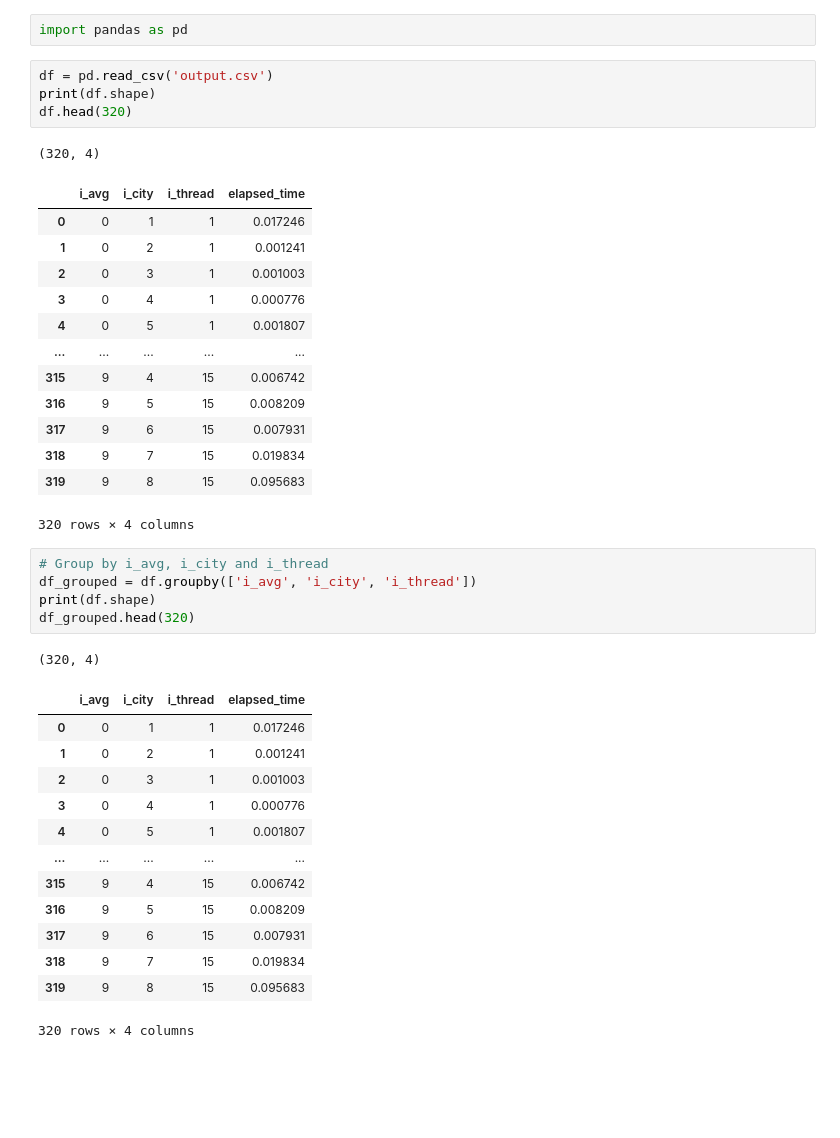
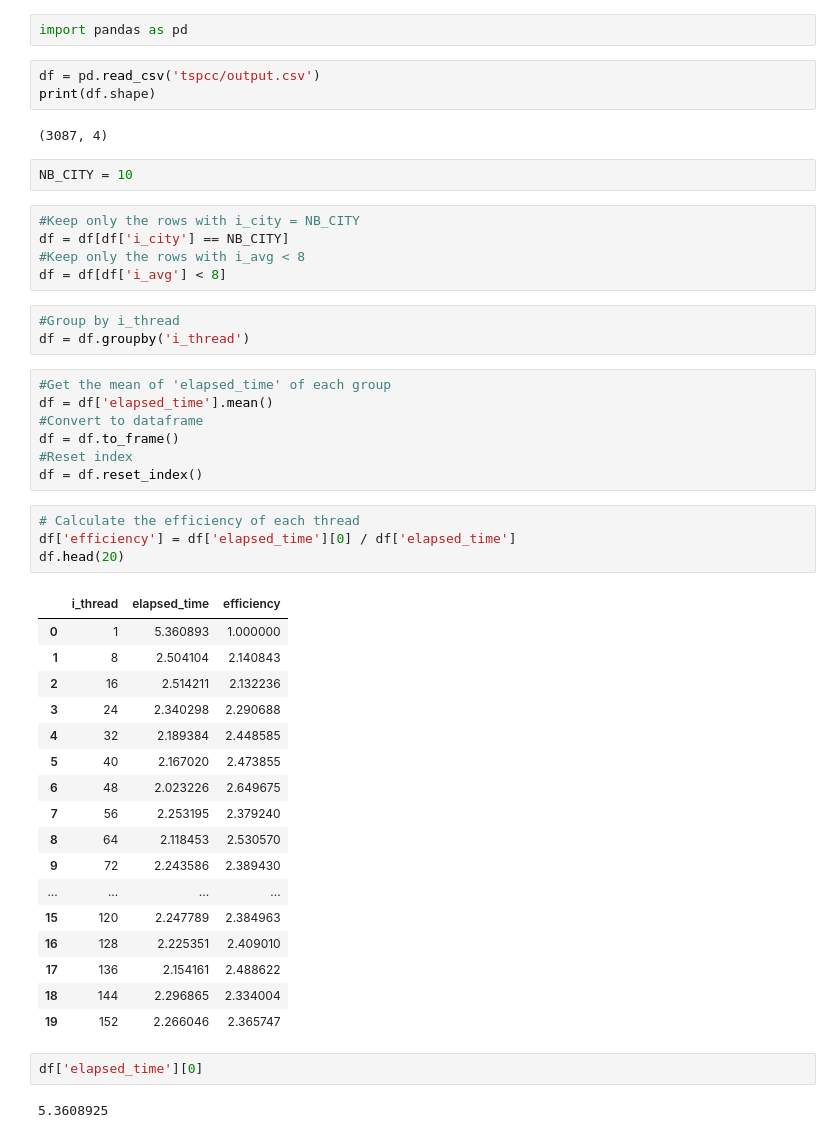
Before and after one commit to ThomasZim/PCM, a Jupyter notebook: graphs.ipynb, the cells around one changed output. Drawn from its saved outputs; the diff is of its cells as text; blank space fills up the shorter version.

```diff
--- a/graphs.ipynb
+++ b/graphs.ipynb
@@ -1,41 +1,50 @@
 # %%
 import pandas as pd
 # %%
-df = pd.read_csv('output.csv')
+df = pd.read_csv('tspcc/output.csv')
 print(df.shape)
-df.head(320)
 # %% [output]
-(320, 4)
+(3087, 4)
-|  | i_avg | i_city | i_thread | elapsed_time |
-| 0 | 0 | 1 | 1 | 0.017246 |
-| 1 | 0 | 2 | 1 | 0.001241 |
-| 2 | 0 | 3 | 1 | 0.001003 |
-| 3 | 0 | 4 | 1 | 0.000776 |
-| 4 | 0 | 5 | 1 | 0.001807 |
-| ... | ... | ... | ... | ... |
-| 315 | 9 | 4 | 15 | 0.006742 |
-| 316 | 9 | 5 | 15 | 0.008209 |
-| 317 | 9 | 6 | 15 | 0.007931 |
-| 318 | 9 | 7 | 15 | 0.019834 |
-| 319 | 9 | 8 | 15 | 0.095683 |
-320 rows × 4 columns
+# %%
+NB_CITY = 10
+# %%
+#Keep only the rows with i_city = NB_CITY
+df = df[df['i_city'] == NB_CITY]
+#Keep only the rows with i_avg < 8
+df = df[df['i_avg'] < 8]
 # %%
-# Group by i_avg, i_city and i_thread
-df_grouped = df.groupby(['i_avg', 'i_city', 'i_thread'])
-print(df.shape)
-df_grouped.head(320)
+#Group by i_thread
+df = df.groupby('i_thread')
-# %% [output]
-(320, 4)
-|  | i_avg | i_city | i_thread | elapsed_time |
-| 0 | 0 | 1 | 1 | 0.017246 |
-| 1 | 0 | 2 | 1 | 0.001241 |
-| 2 | 0 | 3 | 1 | 0.001003 |
-| 3 | 0 | 4 | 1 | 0.000776 |
-| 4 | 0 | 5 | 1 | 0.001807 |
-| ... | ... | ... | ... | ... |
-| 315 | 9 | 4 | 15 | 0.006742 |
-| 316 | 9 | 5 | 15 | 0.008209 |
-| 317 | 9 | 6 | 15 | 0.007931 |
-| 318 | 9 | 7 | 15 | 0.019834 |
-| 319 | 9 | 8 | 15 | 0.095683 |
-320 rows × 4 columns
+# %%
+#Get the mean of 'elapsed_time' of each group
+df = df['elapsed_time'].mean()
+#Convert to dataframe
+df = df.to_frame()
+#Reset index
+df = df.reset_index()
+# %%
+# Calculate the efficiency of each thread
+df['efficiency'] = df['elapsed_time'][0] / df['elapsed_time']
+df.head(20)
+# %% [output]
+|  | i_thread | elapsed_time | efficiency |
+| 0 | 1 | 5.360893 | 1.000000 |
+| 1 | 8 | 2.504104 | 2.140843 |
+| 2 | 16 | 2.514211 | 2.132236 |
+| 3 | 24 | 2.340298 | 2.290688 |
+| 4 | 32 | 2.189384 | 2.448585 |
+| 5 | 40 | 2.167020 | 2.473855 |
+| 6 | 48 | 2.023226 | 2.649675 |
+| 7 | 56 | 2.253195 | 2.379240 |
+| 8 | 64 | 2.118453 | 2.530570 |
+| 9 | 72 | 2.243586 | 2.389430 |
+| ... | ... | ... | ... |
+| 15 | 120 | 2.247789 | 2.384963 |
+| 16 | 128 | 2.225351 | 2.409010 |
+| 17 | 136 | 2.154161 | 2.488622 |
+| 18 | 144 | 2.296865 | 2.334004 |
+| 19 | 152 | 2.266046 | 2.365747 |
+# %%
+df['elapsed_time'][0]
+# %% [output]
+5.3608925
```
Also changed, not shown: parts of 3 cells of this notebook.
